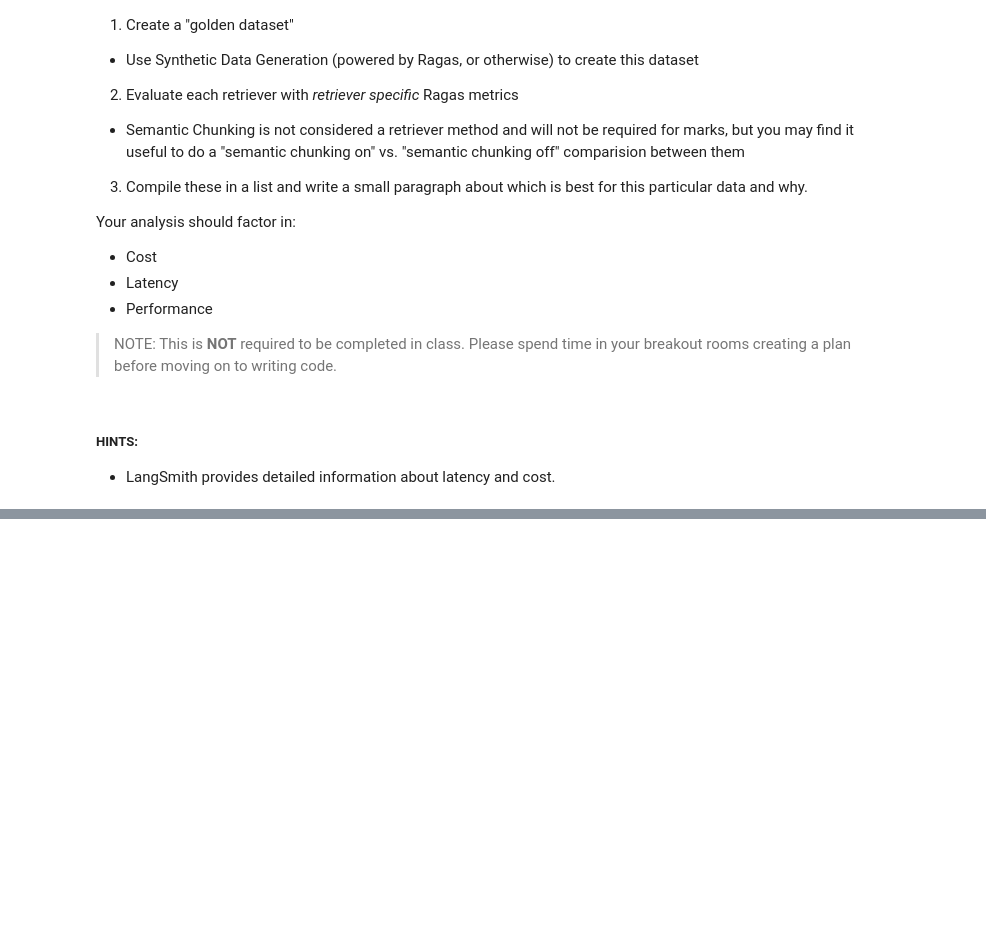
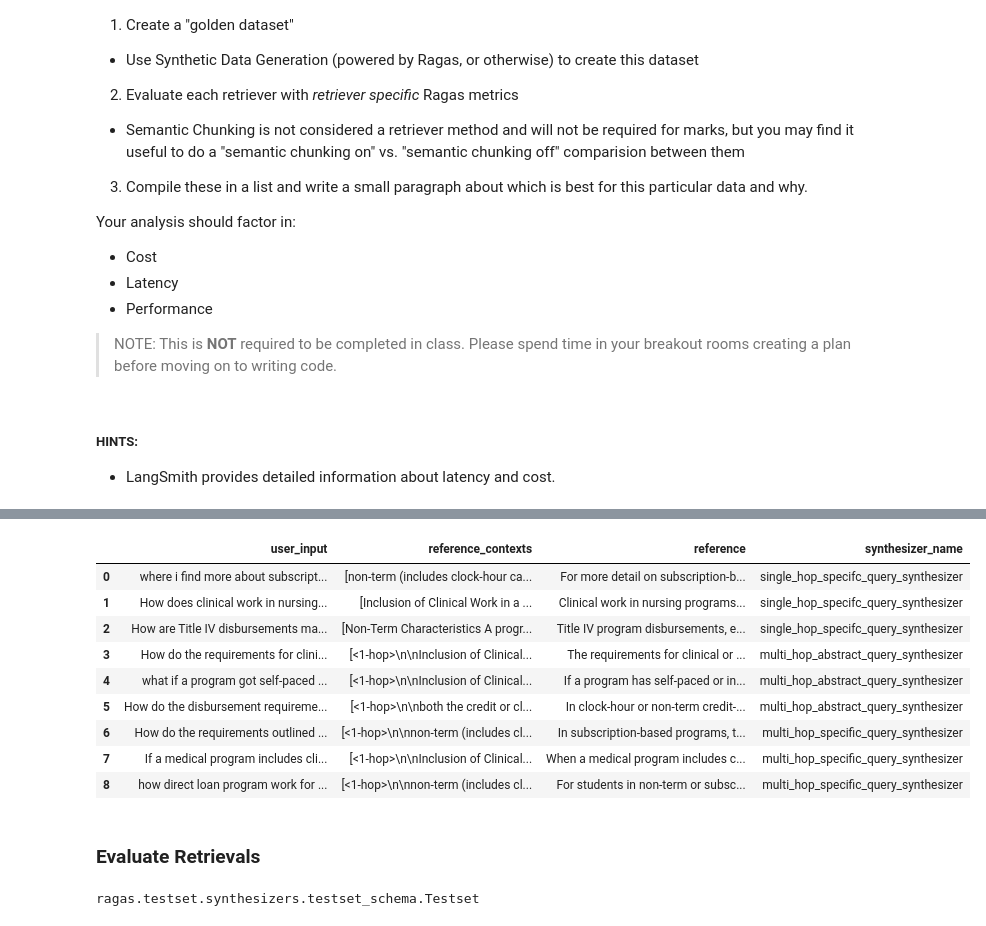
Before and after one commit to Kebniss/AIE7, a Jupyter notebook: 09_Advanced_Retrieval/Advanced_Retrieval_with_LangChain_Assignment.ipynb, the cells around one changed output, grey strips where cells are left out. Saved outputs shown, nothing was run; the diff lists cells and outputs as text; code cells hidden in the pictures; blank space fills up the shorter version.

```diff
--- a/09_Advanced_Retrieval/Advanced_Retrieval_with_LangChain_Assignment.ipynb
+++ b/09_Advanced_Retrieval/Advanced_Retrieval_with_LangChain_Assignment.ipynb
@@ -556,0 +601,20 @@ Your analysis should factor in:
+# %%
+from langchain_community.document_loaders import DirectoryLoader
+from langchain_community.document_loaders import PyMuPDFLoader
+
+
+path = "data/"
+loader = DirectoryLoader(path, glob="*.pdf", loader_cls=PyMuPDFLoader)
+docs = loader.load()
+# %%
+from ragas.llms import LangchainLLMWrapper
+from ragas.embeddings import LangchainEmbeddingsWrapper
+from langchain_openai import ChatOpenAI
+from langchain_openai import OpenAIEmbeddings
+generator_llm = LangchainLLMWrapper(ChatOpenAI(model="gpt-4.1"))
+generator_embeddings = LangchainEmbeddingsWrapper(OpenAIEmbeddings())
+# %%
+from ragas.testset import TestsetGenerator
+
+generator = TestsetGenerator(llm=generator_llm, embedding_model=generator_embeddings)
+ragas_dataset = generator.generate_with_langchain_docs(docs[:20], testset_size=8)
@@ -556,0 +653,20 @@ Your analysis should factor in:
+# %%
+
+ragas_dataset.to_pandas()
+# %% [output]
+|  | user_input | reference_contexts | reference | synthesizer_name |
+| 0 | where i find more about subscript... | [non-term (includes clock-hour ca... | For more detail on subscription-b... | single_hop_specifc_query_synthesizer |
+| 1 | How does clinical work in nursing... | [Inclusion of Clinical Work in a ... | Clinical work in nursing programs... | single_hop_specifc_query_synthesizer |
+| 2 | How are Title IV disbursements ma... | [Non-Term Characteristics A progr... | Title IV program disbursements, e... | single_hop_specifc_query_synthesizer |
+| 3 | How do the requirements for clini... | [<1-hop>\n\nInclusion of Clinical... | The requirements for clinical or ... | multi_hop_abstract_query_synthesizer |
+| 4 | what if a program got self-paced ... | [<1-hop>\n\nInclusion of Clinical... | If a program has self-paced or in... | multi_hop_abstract_query_synthesizer |
+| 5 | How do the disbursement requireme... | [<1-hop>\n\nboth the credit or cl... | In clock-hour or non-term credit-... | multi_hop_abstract_query_synthesizer |
+| 6 | How do the requirements outlined ... | [<1-hop>\n\nnon-term (includes cl... | In subscription-based programs, t... | multi_hop_specific_query_synthesizer |
+| 7 | If a medical program includes cli... | [<1-hop>\n\nInclusion of Clinical... | When a medical program includes c... | multi_hop_specific_query_synthesizer |
+| 8 | how direct loan program work for ... | [<1-hop>\n\nnon-term (includes cl... | For students in non-term or subsc... | multi_hop_specific_query_synthesizer |
+# %% [markdown]
+### Evaluate Retrievals
+# %%
+type(ragas_dataset)
+# %% [output]
+ragas.testset.synthesizers.testset_schema.Testset
```
Also changed, not shown: parts of 45 cells of this notebook, 2 other files.
